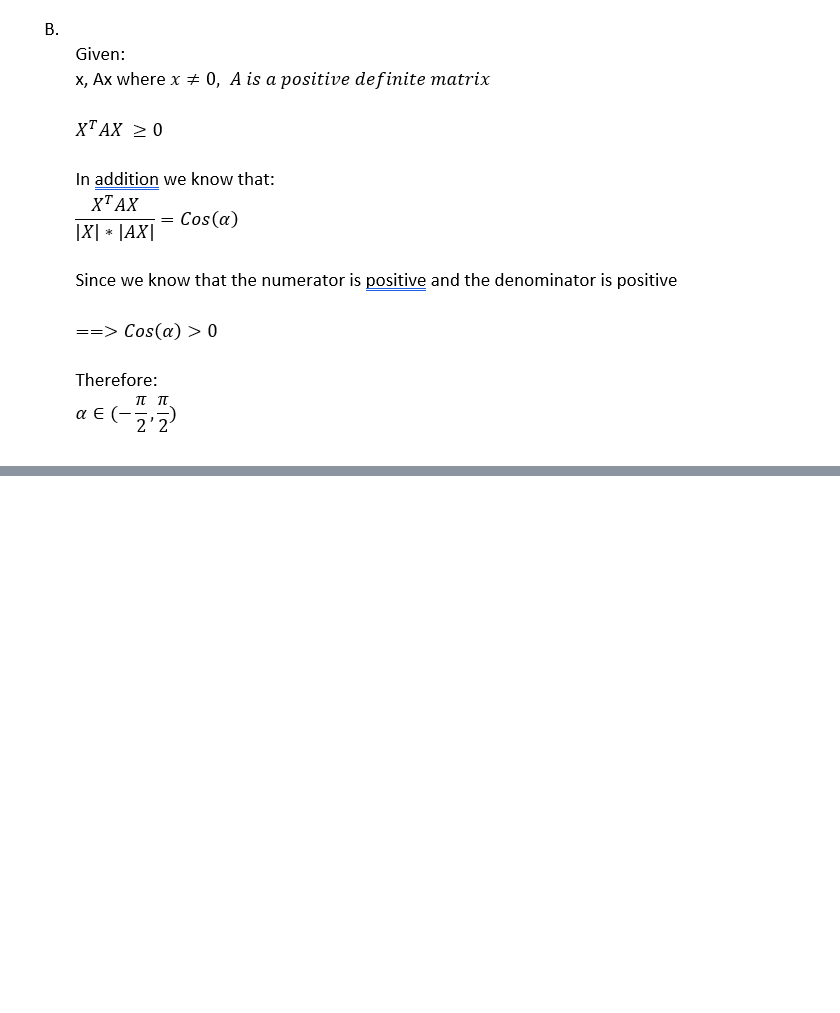
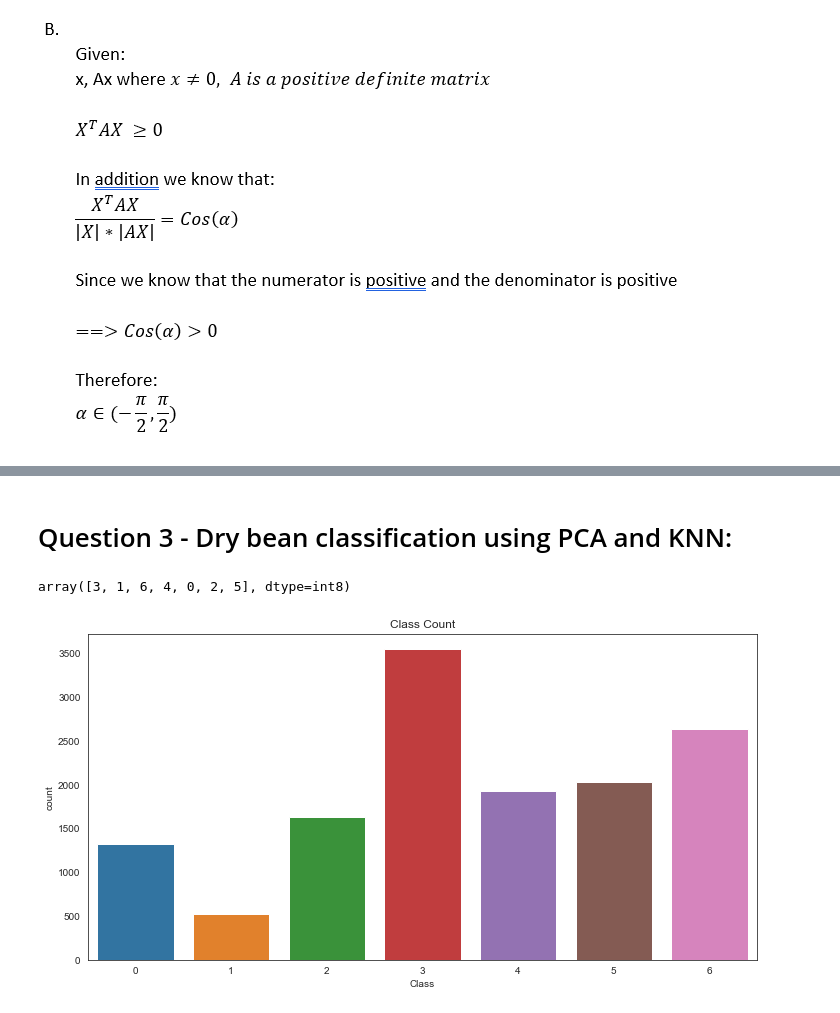
Before and after one commit to barifrah1/mul_dim_hw1, a Jupyter notebook: multi_dim_hw1.ipynb, the cells around one changed output, grey strips where cells are left out. Saved outputs shown, nothing was run; the diff lists cells and outputs as text; code cells hidden in the pictures; blank space fills up the shorter version.

```diff
--- a/multi_dim_hw1.ipynb
+++ b/multi_dim_hw1.ipynb
@@ -346,0 +453,2 @@ Image("Q2B.png")
+# %% [markdown]
+# Question 3 - Dry bean classification using PCA and KNN:
@@ -346,0 +468,25 @@ Image("Q2B.png")
+# %%
+if __name__ == "__main__":
+    # Use pandas excel reader
+    data_file = './DryBeanDataset/Dry_Bean_Dataset.xlsx'
+    data = pd.read_excel(data_file, sheet_name='Dry_Beans_Dataset')
+# %%
+# scramble the order of the database
+data = data.sample(frac=1).reset_index(drop=True)
+# %%
+# Change lables to numeric values
+data[['Class']] = data[['Class']].apply(
+    lambda col: pd.Categorical(col).codes)
+
+data['Class'].unique()
+# %% [output]
+array([3, 1, 6, 4, 0, 2, 5], dtype=int8)
+# %%
+#Plot class counts
+plt.figure(figsize=(12, 6))
+plt.title('Class Count')
+sns.set_style('white')
+sns.countplot(x='Class', data=data)
+plt.show()
+# %% [output]
+[figure, added]
```
Also changed, not shown: parts of 32 cells of this notebook, 2 other files.
